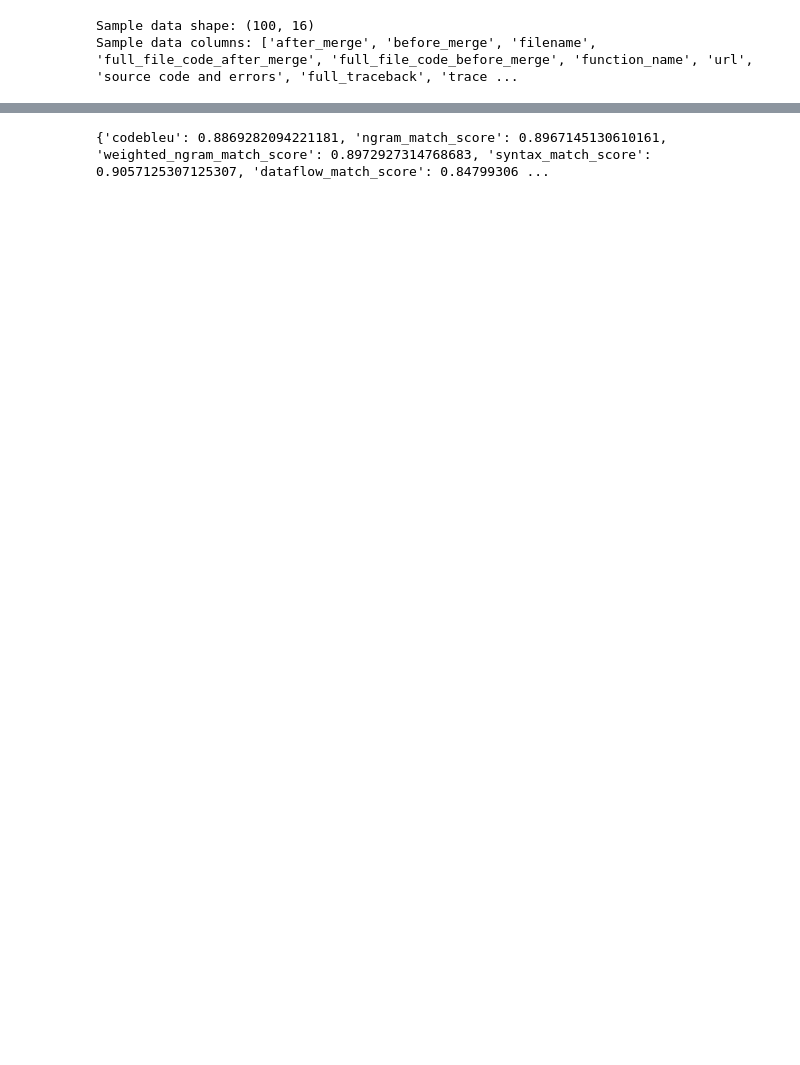
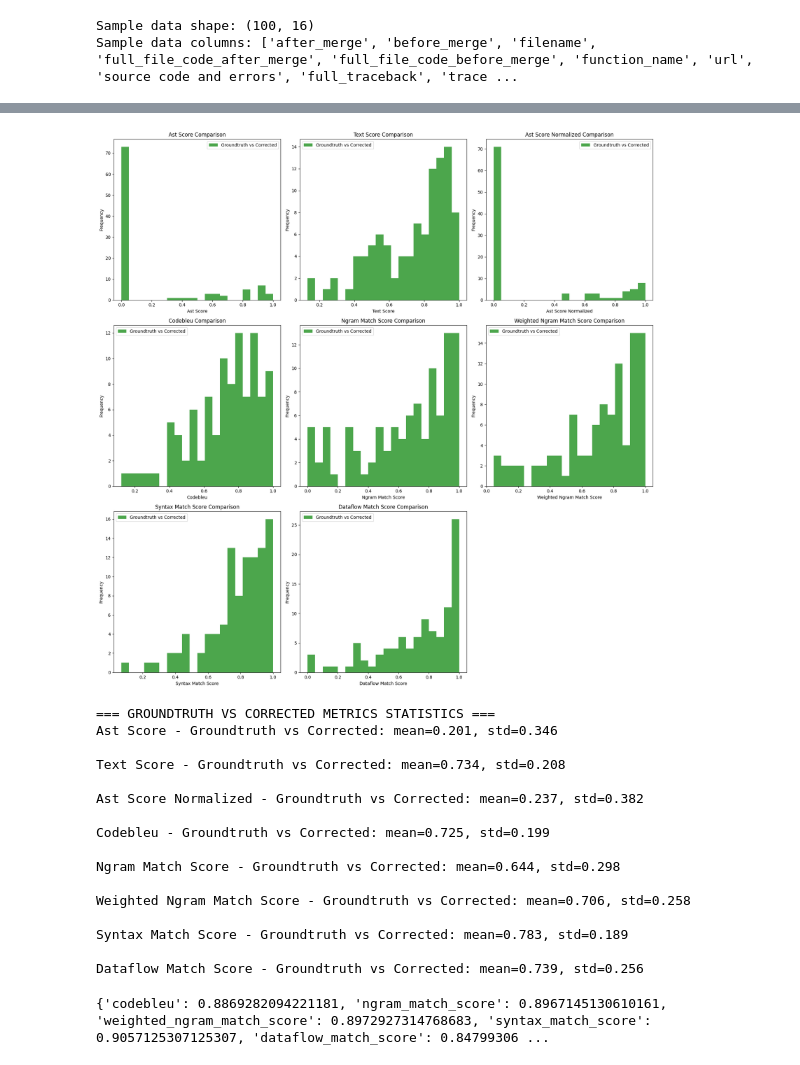
Before and after one commit to FernandoZanchitta/BugDetectiveAI, a Jupyter notebook: Bugdetectiveai/scr/notebooks/chat.ipynb, the cells around one changed output, grey strips where cells are left out. Drawn from its saved outputs; the diff is of its cells as text; code cells hidden in the pictures; blank space fills up the shorter version.

Commit message:
chat.ipynb: added codebleu metrics

```diff
--- a/Bugdetectiveai/scr/notebooks/chat.ipynb
+++ b/Bugdetectiveai/scr/notebooks/chat.ipynb
@@ -117,8 +117,12 @@ gpt_4o_mini_model = create_openrouter_model(
     max_tokens=1000
 )
 # %%
-outputs_qwen = await process_prompt_dataset(qwen_model, sample_data)
-sample_data['response_qwen-2.5-coder-32b-instruct'] = outputs_qwen
+
+# outputs_qwen = await process_prompt_dataset(qwen_model, sample_data)
+# sample_data['response_qwen-2.5-coder-32b-instruct'] = outputs_qwen
+
+outputs_gpt_4o_mini = await process_prompt_dataset(gpt_4o_mini_model, sample_data)
+sample_data['response_gpt-4o-mini'] = outputs_gpt_4o_mini
 # %%
 sample_data.head()
 # %% [output]
@@ -249,0 +273,20 @@ Normalized AST Score - Bug vs Groundtruth: mean=0.255, std=0.416
+# %%
+compare_groundtruth_vs_corrected_histograms(sample_data['after_merge'],sample_data['response_qwen-2.5-coder-32b-instruct'])
+# %% [output]
+[figure, added]
+=== GROUNDTRUTH VS CORRECTED METRICS STATISTICS ===
+Ast Score - Groundtruth vs Corrected: mean=0.201, std=0.346
+
+Text Score - Groundtruth vs Corrected: mean=0.734, std=0.208
+
+Ast Score Normalized - Groundtruth vs Corrected: mean=0.237, std=0.382
+
+Codebleu - Groundtruth vs Corrected: mean=0.725, std=0.199
+
+Ngram Match Score - Groundtruth vs Corrected: mean=0.644, std=0.298
+
+Weighted Ngram Match Score - Groundtruth vs Corrected: mean=0.706, std=0.258
+
+Syntax Match Score - Groundtruth vs Corrected: mean=0.783, std=0.189
+
+Dataflow Match Score - Groundtruth vs Corrected: mean=0.739, std=0.256
```
Also changed, not shown: parts of 7 cells of this notebook.
